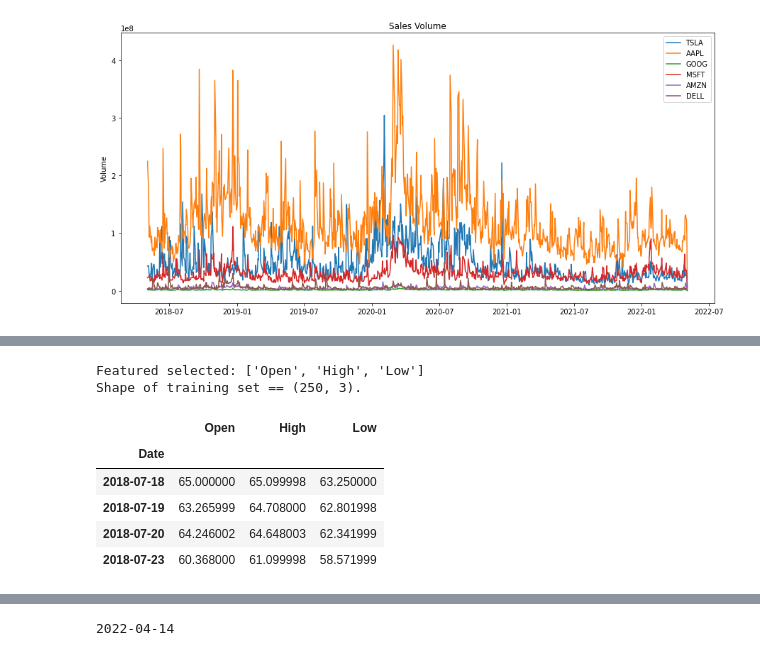
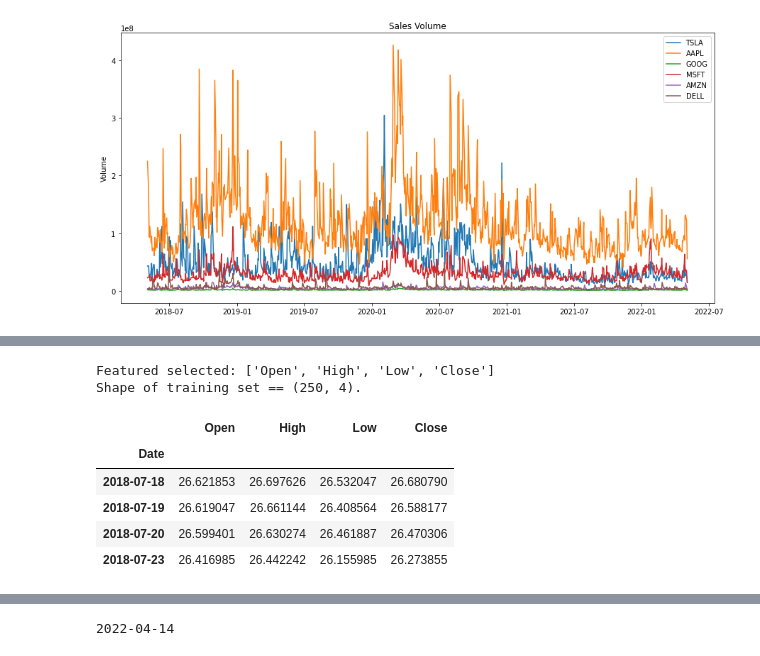
Before and after one commit to jeniferwerthman/AdvAILSTM, a Jupyter notebook: Copy_of_LSTMStock_Take2.ipynb, the cells around one changed output, grey strips where cells are left out. Cells and saved outputs as stored; diff of their text form; code cells hidden in the pictures.

```diff
--- a/Copy_of_LSTMStock_Take2.ipynb
+++ b/Copy_of_LSTMStock_Take2.ipynb
@@ -57,7 +53,7 @@ for stock in stocks:
     stock['closeChange'] = stock.Close.pct_change()
 
 # Select features (columns) to be involved intro training and predictions
-cols = list(stocks[1])[0:3]
+cols = list(stocks[1])[0:4]
 #cols.pop(1) #Delete middle column
 
 print('Training set shape == {}'.format(stocks[1].shape))
@@ -143,31 +139,31 @@ mplot.tight_layout()
 # %%
 #Get Desired columns to train
-stockDf = stocks[0]
+stockDf = stocks[5]
 print('Featured selected: {}'.format(cols))
 stockDf = stockDf[cols].astype(str)
 for i in cols:
     for j in range(0, len(stockDf)):
         stockDf[i][j] = stockDf[i][j].replace(',', '')
 
 stockDf = stockDf.astype(float)
 
 # Using multiple features (predictors)
 fromRecord = 50
 toRecord = 300
 newDf = stockDf[fromRecord:toRecord]
 myDs = newDf.to_numpy()
 myDs = myDs.astype('float32')
 print('Shape of training set == {}.'.format(newDf.shape))
 newDf[1:5]
 # %% [output]
-Featured selected: ['Open', 'High', 'Low']
-Shape of training set == (250, 3).
+Featured selected: ['Open', 'High', 'Low', 'Close']
+Shape of training set == (250, 4).
-|  | Open | High | Low |
-| Date |  |  |  |
-| 2018-07-18 | 65.000000 | 65.099998 | 63.250000 |
-| 2018-07-19 | 63.265999 | 64.708000 | 62.801998 |
-| 2018-07-20 | 64.246002 | 64.648003 | 62.341999 |
-| 2018-07-23 | 60.368000 | 61.099998 | 58.571999 |
+|  | Open | High | Low | Close |
+| Date |  |  |  |  |
+| 2018-07-18 | 26.621853 | 26.697626 | 26.532047 | 26.680790 |
+| 2018-07-19 | 26.619047 | 26.661144 | 26.408564 | 26.588177 |
+| 2018-07-20 | 26.599401 | 26.630274 | 26.461887 | 26.470306 |
+| 2018-07-23 | 26.416985 | 26.442242 | 26.155985 | 26.273855 |
 # %%
 #Parameters
 trainingSet = .70
```
Also changed, not shown: parts of 10 cells of this notebook.
